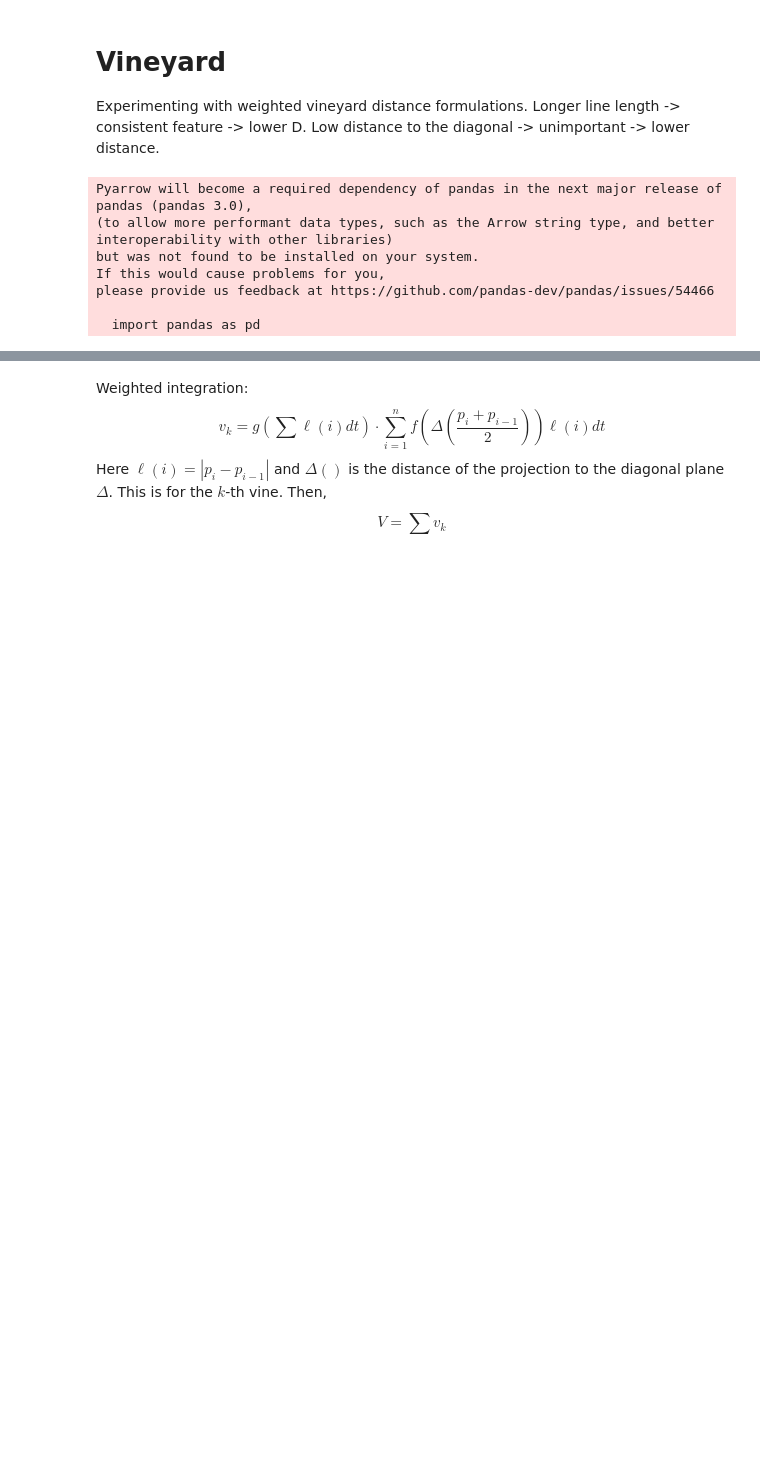
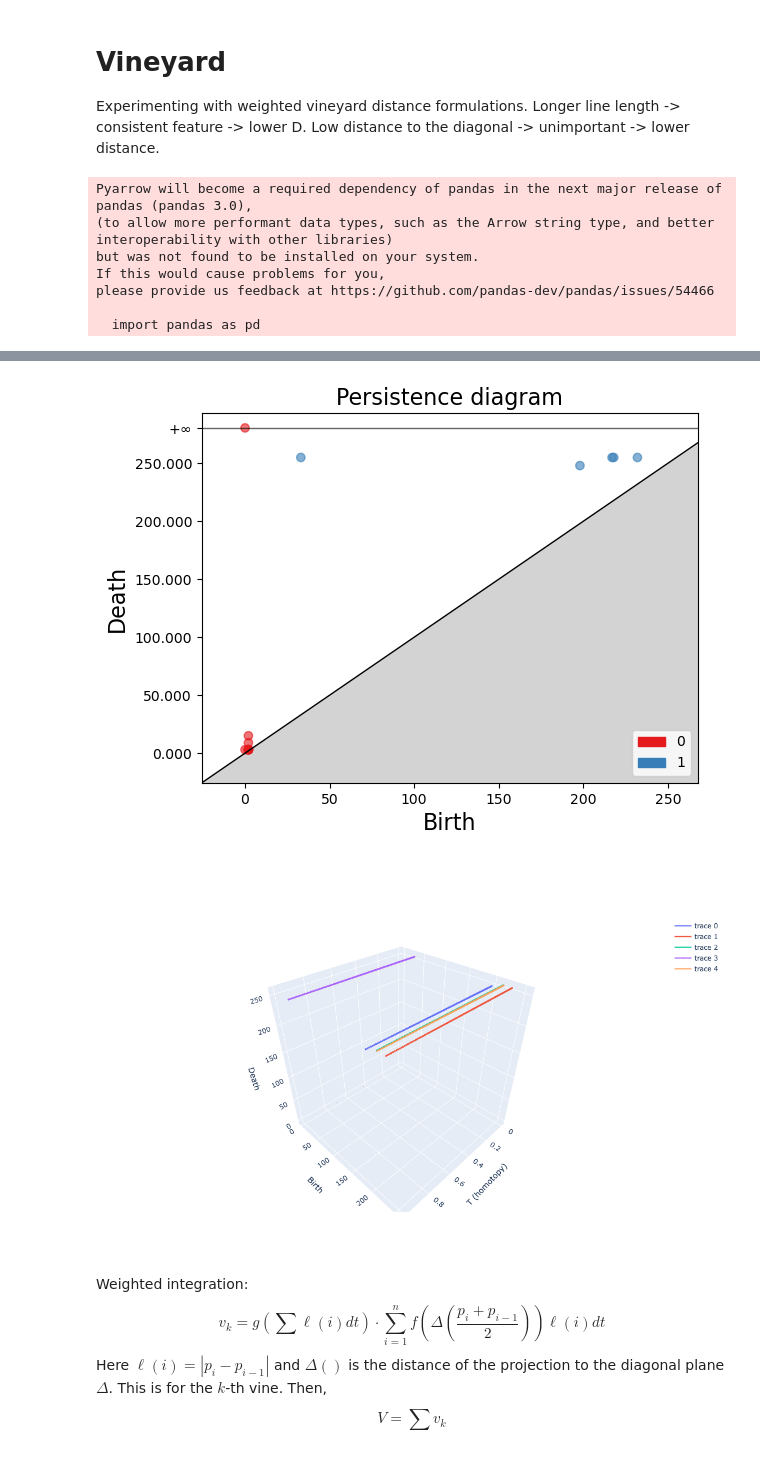
Before and after one commit to arulandu/vineyard, a Jupyter notebook: main.ipynb, the cells around one changed output, grey strips where cells are left out. Cells and saved outputs as stored; diff of their text form; code cells hidden in the pictures; blank space fills up the shorter version.

```diff
--- a/main.ipynb
+++ b/main.ipynb
@@ -32,7 +32,7 @@ f, g = X[[np.where(y == x)[0][0] for x in "69"]]
 g = np.ones_like(f)
 for i in range(g.shape[0]):
     for j in range(g.shape[1]):
-        g[i][j] = f[i][j-2] if i-1 >= 0 else 0
+        g[i][j] = f[i][j] if i-1 >= 0 else 0
 # %%
 plt.imshow(f)
 plt.show()
@@ -44,6 +44,3 @@ plt.imshow(g)
-# %%
-ts = np.linspace(0, 1, 100)
-hs = np.array([t*f+(1-t)*g for t in ts])
 # %%
 def persistence(array, dimension=None):
   height, width = array.shape
@@ -161,0 +161,3 @@ fig.show()
+# %%
+vines = vineyard(f, g, nt=100, verbose=True)
+# %% [output]
@@ -162,3 +165,5 @@ fig.show()
+[figure, added]
+[figure, added]
 # %% [markdown]
 Weighted integration:
 $$v_{k}=g\left(\sum \ell(i)dt\right)\cdot \sum_{i=1}^{n}f\left(\Delta(\frac{p_i+p_{i-1}}{2})\right)\ell(i)dt$$
```
Also changed, not shown: parts of 12 cells of this notebook.
